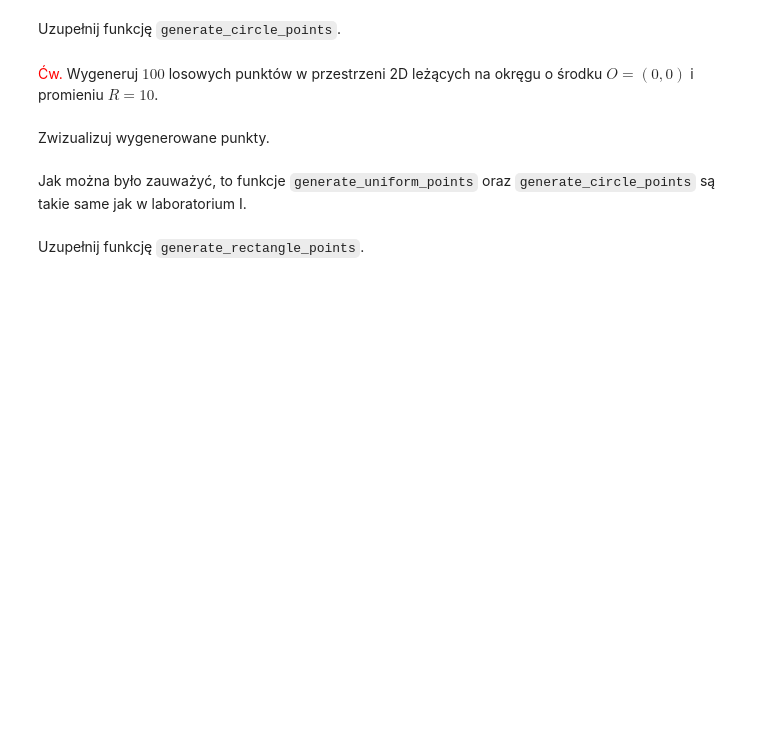
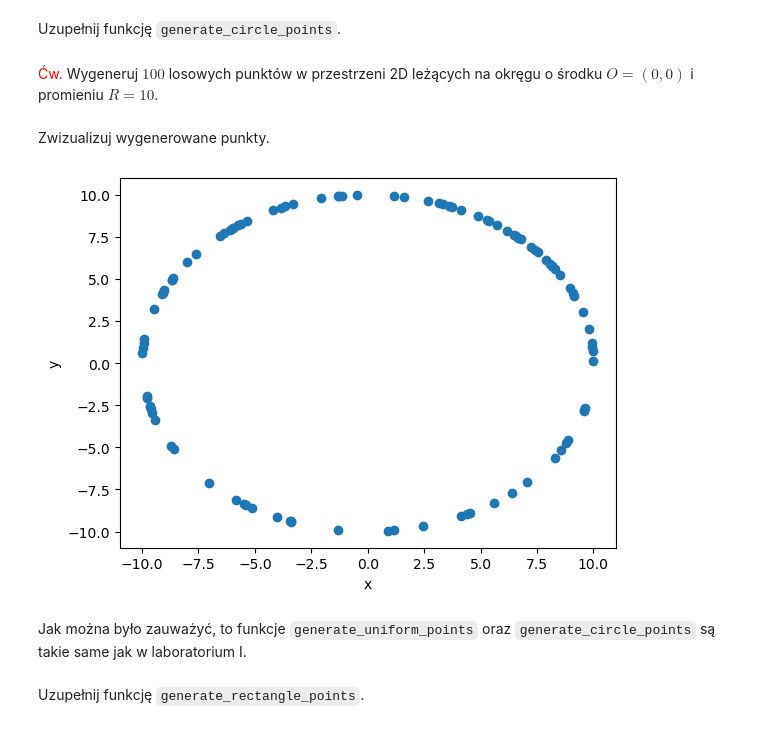
Before and after one commit to aghbit/Algorytmy-Geometryczne, a Jupyter notebook: bitalg/lab2/main.ipynb, the cells around one changed output. Saved outputs shown, nothing was run; the diff lists cells and outputs as text; code cells hidden in the pictures; blank space fills up the shorter version.

````diff
--- a/bitalg/lab2/main.ipynb
+++ b/bitalg/lab2/main.ipynb
@@ -54,6 +111,11 @@ def generate_circle_points(O, R, n=100):
     :param n: ilość generowanych punktów
     :return: tablica punktów w postaci krotek współrzędnych
     """
+    listOfPoints2 = []
+    for _ in range(n):
+        t = np.random.random() * (np.pi*2)
+        listOfPoints2.append((R * np.cos(np.pi/2 * t) + O[0], R * np.sin(np.pi/2 * t) + O[1]))
+    return listOfPoints2
     raise Exception("Unimplemented")
 # %% [markdown]
 <span style="color:red">Ćw.</span> Wygeneruj $100$ losowych punktów w przestrzeni 2D leżących na okręgu o środku $O = (0,0)$ i promieniu $R = 10$.
@@ -63,6 +125,11 @@ points_b = generate_circle_points((0, 0), 10, 100)
 Zwizualizuj wygenerowane punkty.
 # %%
 # visualize(points_b)
+vis.clear()
+vis.add_point(points_b)
+vis.show()
+# %% [output]
+[figure, added]
 # %% [markdown]
 Jak można było zauważyć, to funkcje ```generate_uniform_points``` oraz ```generate_circle_points``` są takie same jak w laboratorium I.
 # %% [markdown]
````
Also changed, not shown: parts of 44 cells of this notebook.
